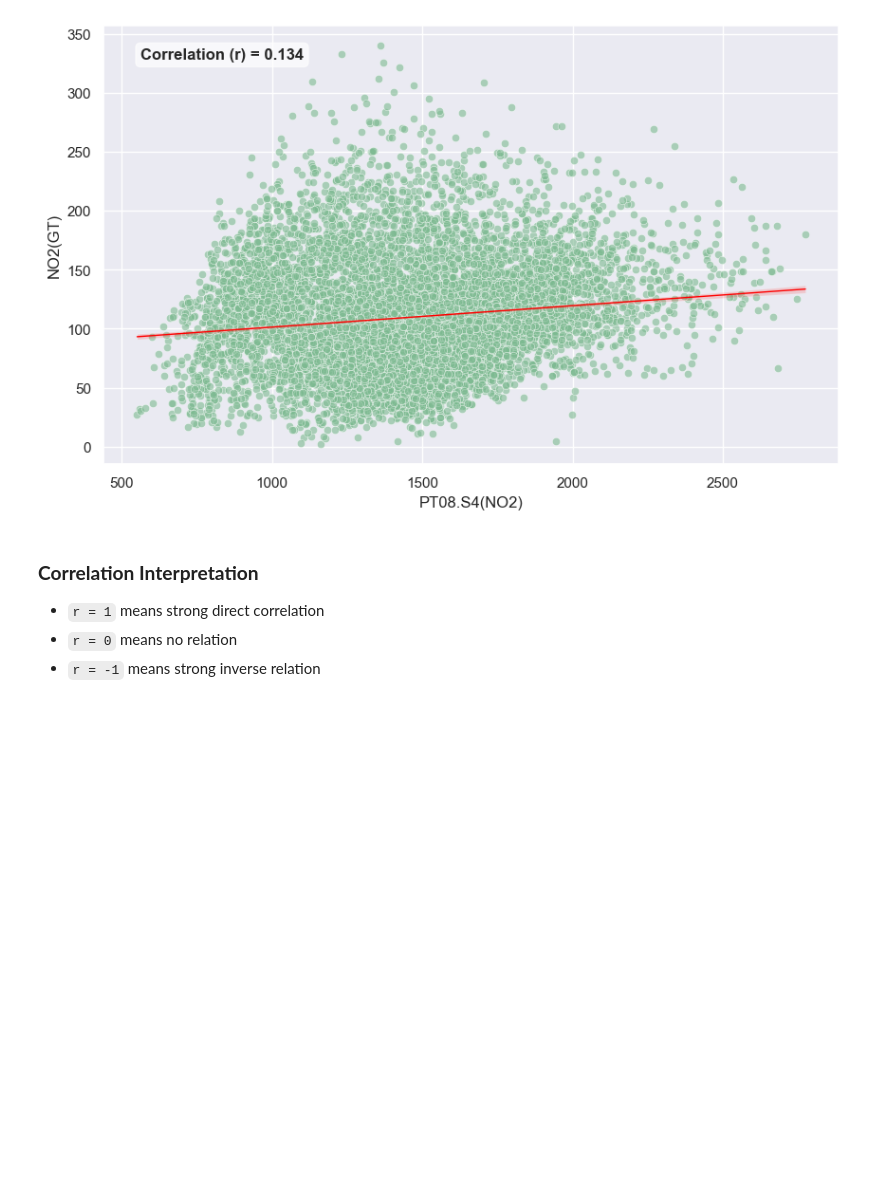
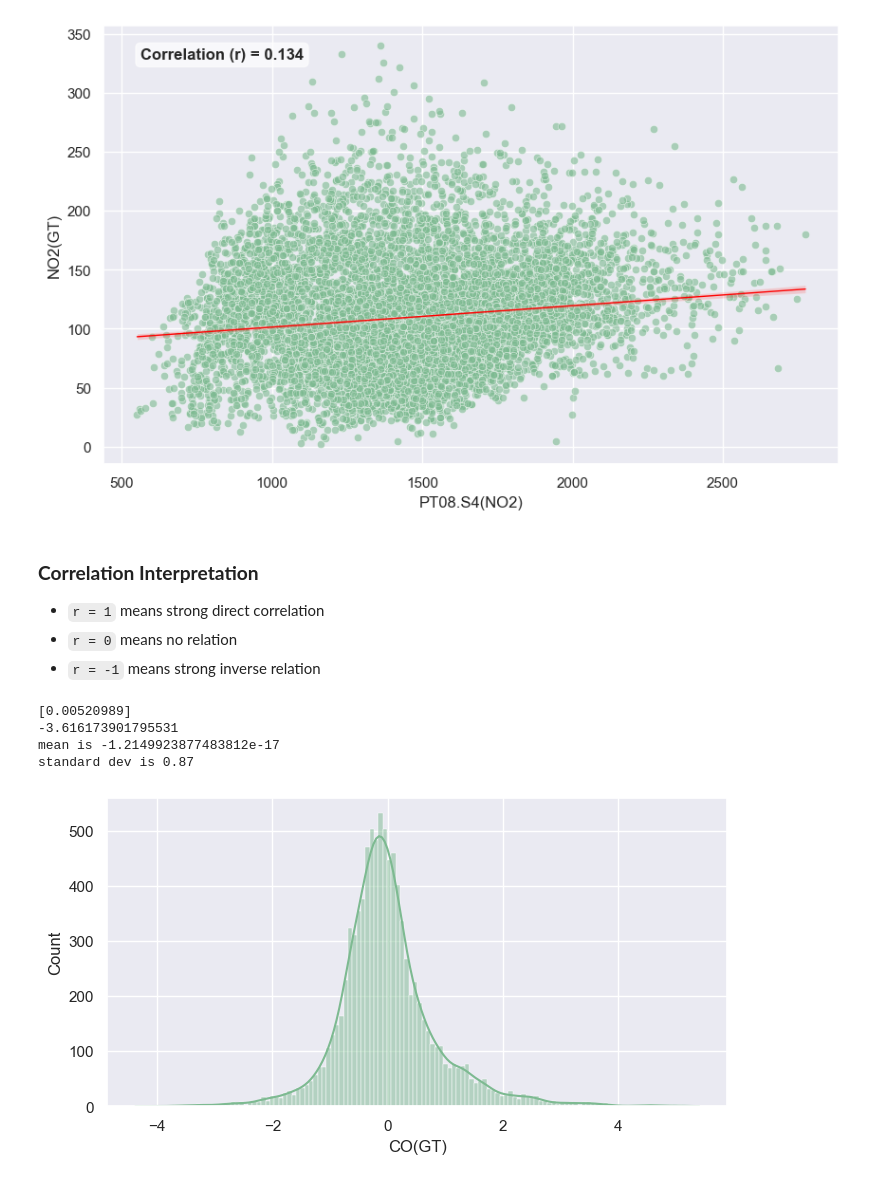
Before and after one commit to KrisSelvarin/air-quality-analyzer, a Jupyter notebook: notebooks/experiment.ipynb, the cells around one changed output. Saved outputs shown, nothing was run; the diff lists cells and outputs as text; code cells hidden in the pictures; blank space fills up the shorter version.

```diff
--- a/notebooks/experiment.ipynb
+++ b/notebooks/experiment.ipynb
@@ -114,3 +114,23 @@ Text(0.05, 0.95, 'Correlation (r) = 0.134')
 - `r = 1` means strong direct correlation
 - `r = 0` means no relation
 - `r = -1` means strong inverse relation
+# %%
+x = df[['PT08.S1(CO)']]
+y = df.loc[x.index, 'CO(GT)']
+
+model = LinearRegression().fit(x, y)
+y_pred = model.predict(x)
+residuals = y - y_pred
+print(model.coef_)
+print(model.intercept_)
+
+fig3, ax3 = plt.subplots(figsize=(8,4))
+sns.histplot(x=residuals, kde=True, ax=ax3)
+print('mean is', residuals.mean())
+print('standard dev is', round(residuals.std(), 2))
+# %% [output]
+[0.00520989]
+-3.616173901795531
+mean is -1.2149923877483812e-17
+standard dev is 0.87
+[figure, added]
```
Also changed, not shown: 20 other files.
